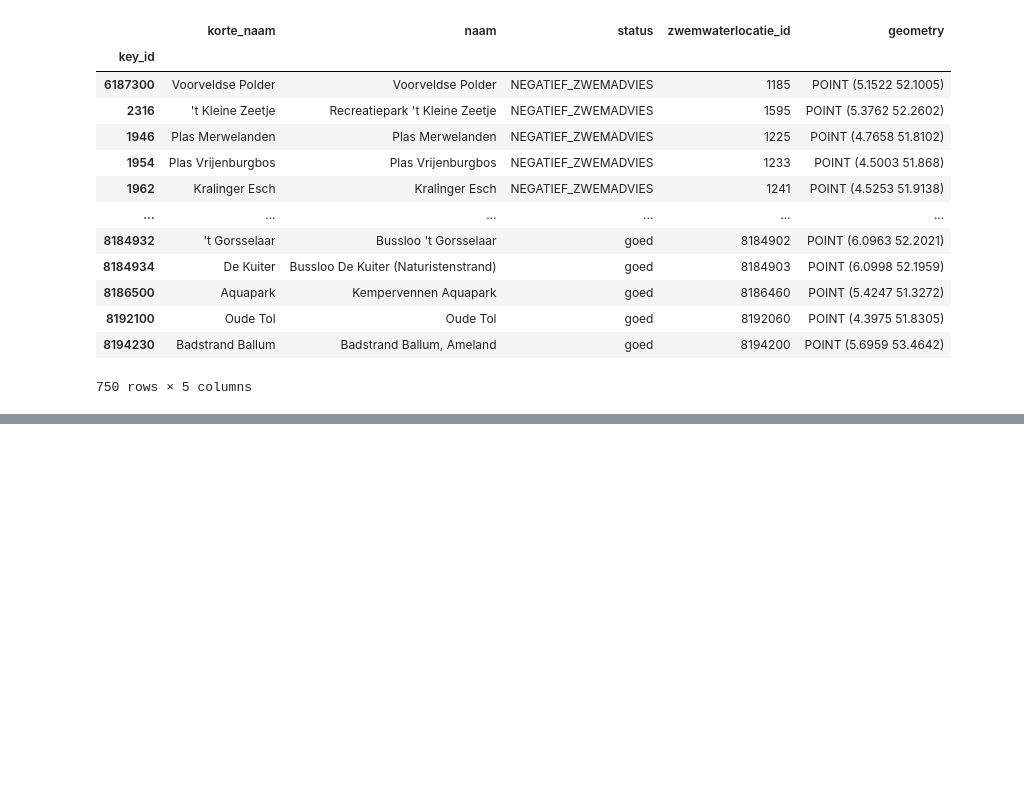
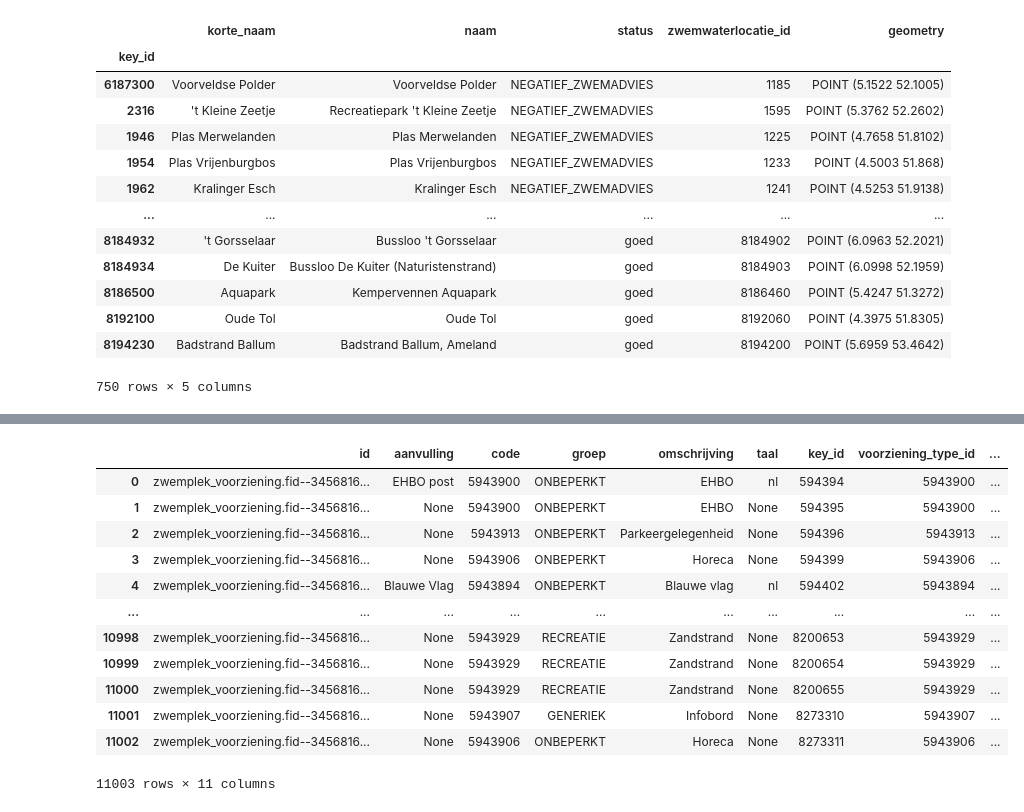
Before and after one commit to leonmelein/EUBathingWaterAPI, a Jupyter notebook: data/netherlands/NL-Datamodel.ipynb, the cells around one changed output, grey strips where cells are left out. Saved outputs shown, nothing was run; the diff lists cells and outputs as text; code cells hidden in the pictures; blank space fills up the shorter version.

```diff
--- a/data/netherlands/NL-Datamodel.ipynb
+++ b/data/netherlands/NL-Datamodel.ipynb
@@ -70,0 +75,16 @@ data
+# %%
+data
+# %% [output]
+|  | id | aanvulling | code | groep | omschrijving | taal | key_id | voorziening_type_id | ... |
+| 0 | zwemplek_voorziening.fid--3456816... | EHBO post | 5943900 | ONBEPERKT | EHBO | nl | 594394 | 5943900 | ... |
+| 1 | zwemplek_voorziening.fid--3456816... | None | 5943900 | ONBEPERKT | EHBO | None | 594395 | 5943900 | ... |
+| 2 | zwemplek_voorziening.fid--3456816... | None | 5943913 | ONBEPERKT | Parkeergelegenheid | None | 594396 | 5943913 | ... |
+| 3 | zwemplek_voorziening.fid--3456816... | None | 5943906 | ONBEPERKT | Horeca | None | 594399 | 5943906 | ... |
+| 4 | zwemplek_voorziening.fid--3456816... | Blauwe Vlag | 5943894 | ONBEPERKT | Blauwe vlag | nl | 594402 | 5943894 | ... |
+| ... | ... | ... | ... | ... | ... | ... | ... | ... | ... |
+| 10998 | zwemplek_voorziening.fid--3456816... | None | 5943929 | RECREATIE | Zandstrand | None | 8200653 | 5943929 | ... |
+| 10999 | zwemplek_voorziening.fid--3456816... | None | 5943929 | RECREATIE | Zandstrand | None | 8200654 | 5943929 | ... |
+| 11000 | zwemplek_voorziening.fid--3456816... | None | 5943929 | RECREATIE | Zandstrand | None | 8200655 | 5943929 | ... |
+| 11001 | zwemplek_voorziening.fid--3456816... | None | 5943907 | GENERIEK | Infobord | None | 8273310 | 5943907 | ... |
+| 11002 | zwemplek_voorziening.fid--3456816... | None | 5943906 | ONBEPERKT | Horeca | None | 8273311 | 5943906 | ... |
+11003 rows × 11 columns
```
Also changed, not shown: parts of 5 cells of this notebook.
